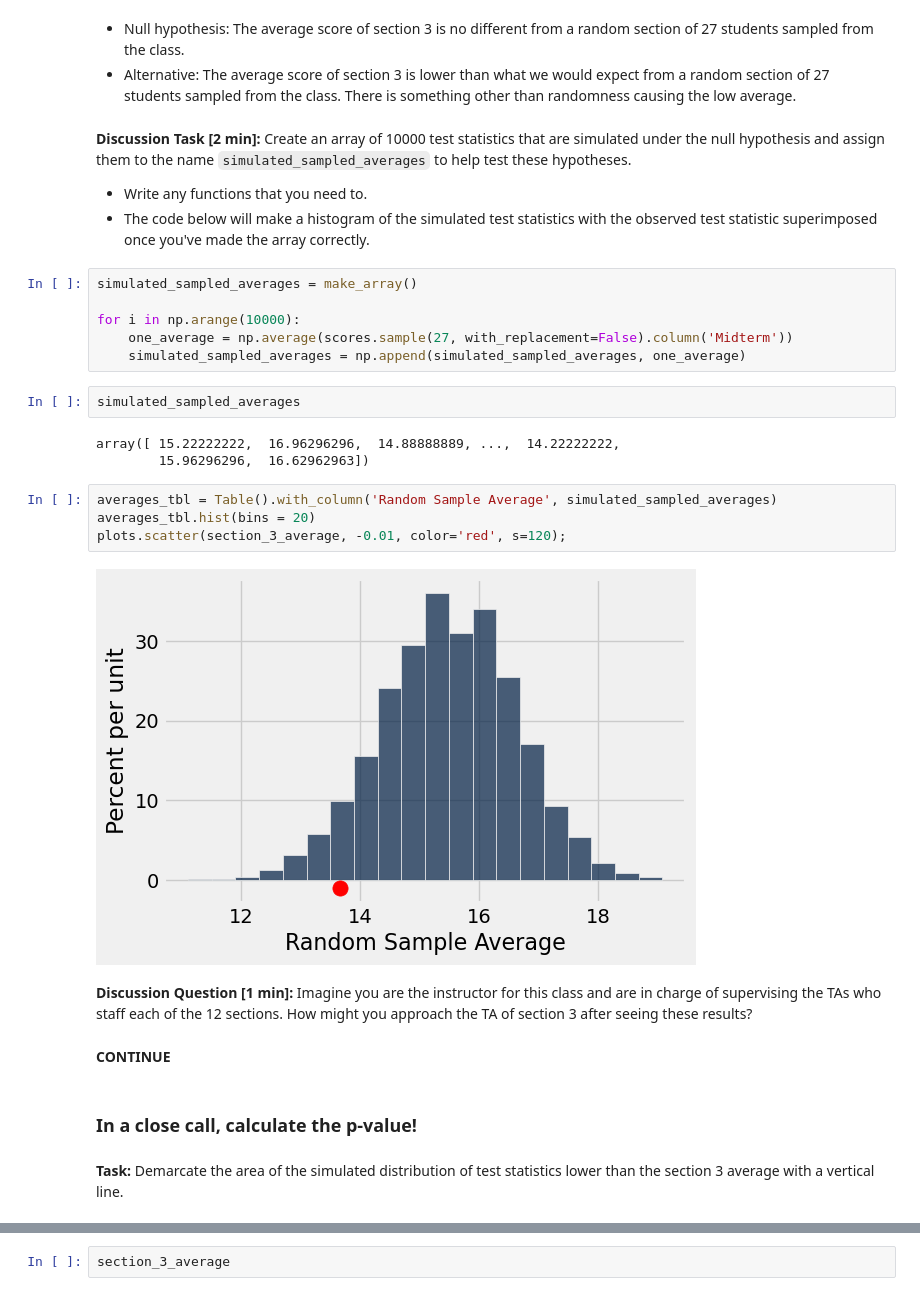
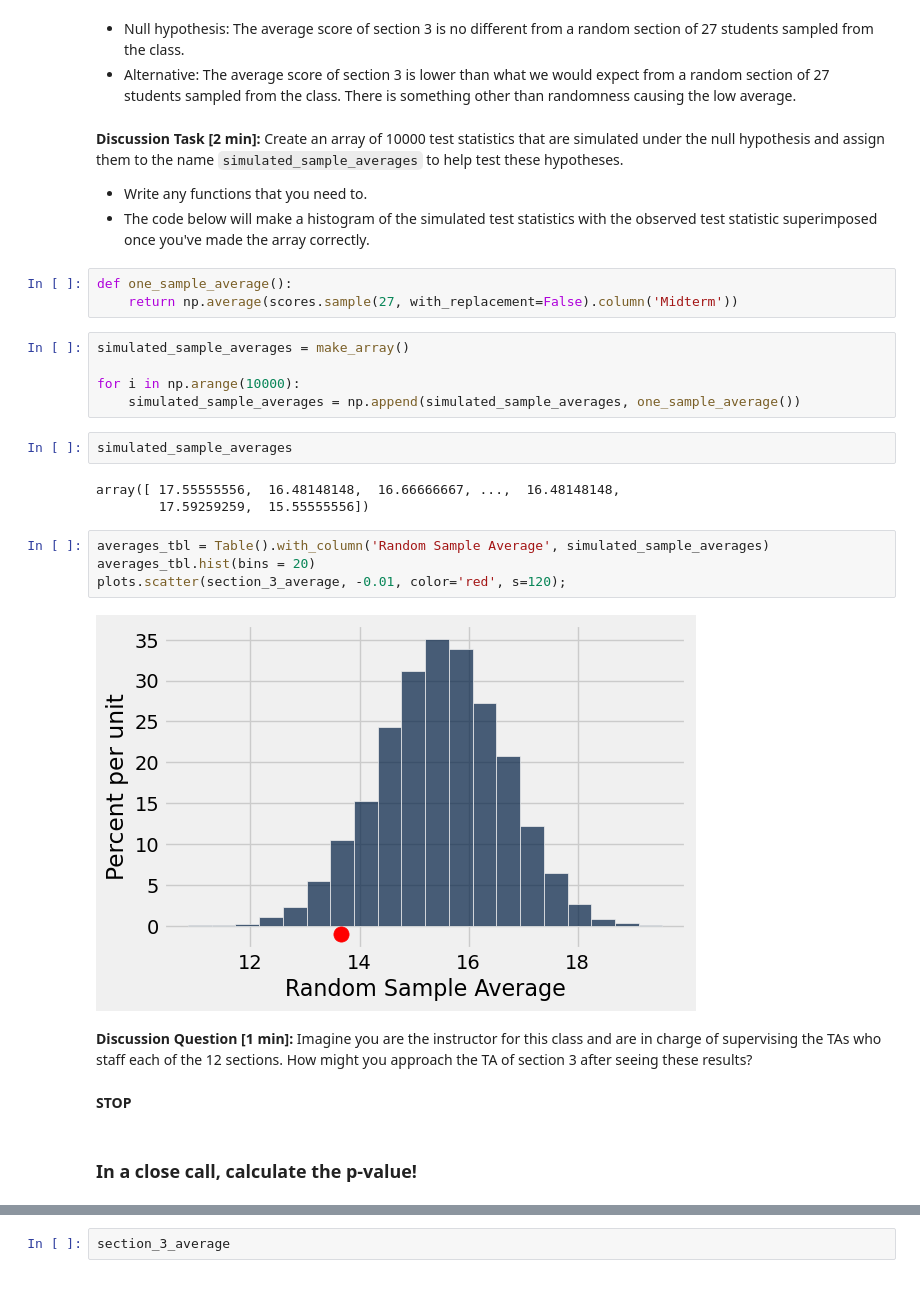
Before and after one commit to kystewart/materials-sp25, a Jupyter notebook: lec/lec17/lec17.ipynb, the cells around one changed output, grey strips where cells are left out. Saved outputs shown, nothing was run; the diff lists cells and outputs as text.

```diff
--- a/lec/lec17/lec17.ipynb
+++ b/lec/lec17/lec17.ipynb
@@ -93,32 +93,31 @@ np.average(scores.sample(27, with_replacement=False).column('Midterm'))
 - Null hypothesis: The average score of section 3 is no different from a random section of 27 students sampled from the class.
 - Alternative: The average score of section 3 is lower than what we would expect from a random section of 27 students sampled from the class. There is something other than randomness causing the low average.
 # %% [markdown]
-
-**Discussion Task [2 min]:** Create an array of 10000 test statistics that are simulated under the null hypothesis and assign them to the name `simulated_sampled_averages` to help test these hypotheses.
+**Discussion Task [2 min]:** Create an array of 10000 test statistics that are simulated under the null hypothesis and assign them to the name `simulated_sample_averages` to help test these hypotheses.
 - Write any functions that you need to.
 - The code below will make a histogram of the simulated test statistics with the observed test statistic superimposed once you've made the array correctly.
+# %%
+def one_sample_average():
+    return np.average(scores.sample(27, with_replacement=False).column('Midterm'))
 # %%
-simulated_sampled_averages = make_array()
+simulated_sample_averages = make_array()
 
 for i in np.arange(10000):
-    one_average = np.average(scores.sample(27, with_replacement=False).column('Midterm'))
-    simulated_sampled_averages = np.append(simulated_sampled_averages, one_average)
+    simulated_sample_averages = np.append(simulated_sample_averages, one_sample_average())
 # %%
-simulated_sampled_averages
+simulated_sample_averages
 # %% [output]
-array([ 15.22222222,  16.96296296,  14.88888889, ...,  14.22222222,
-        15.96296296,  16.62962963])
+array([ 17.55555556,  16.48148148,  16.66666667, ...,  16.48148148,
+        17.59259259,  15.55555556])
 # %%
-averages_tbl = Table().with_column('Random Sample Average', simulated_sampled_averages)
+averages_tbl = Table().with_column('Random Sample Average', simulated_sample_averages)
 averages_tbl.hist(bins = 20)
 plots.scatter(section_3_average, -0.01, color='red', s=120);
 # %% [output]
-[figure, old version]
+[figure, new version]
 # %% [markdown]
 **Discussion Question [1 min]:** Imagine you are the instructor for this class and are in charge of supervising the TAs who staff each of the 12 sections. How might you approach the TA of section 3 after seeing these results?
 # %% [markdown]
-**CONTINUE**
+**STOP**
 # %% [markdown]
 ### In a close call, calculate the p-value!
-# %% [markdown]
-**Task:** Demarcate the area of the simulated distribution of test statistics lower than the section 3 average with a vertical line.
```
Also changed, not shown: parts of 22 cells of this notebook.
